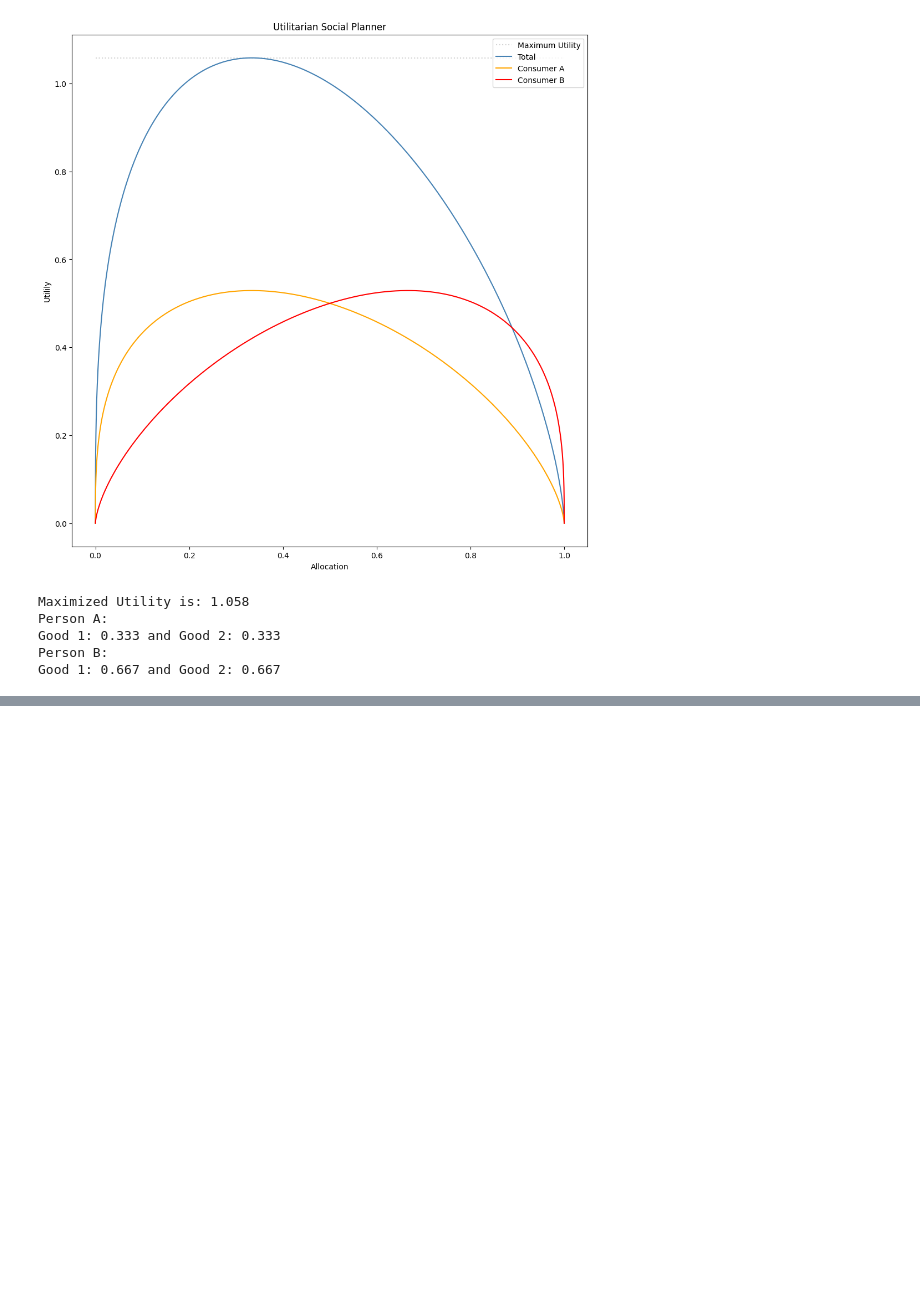
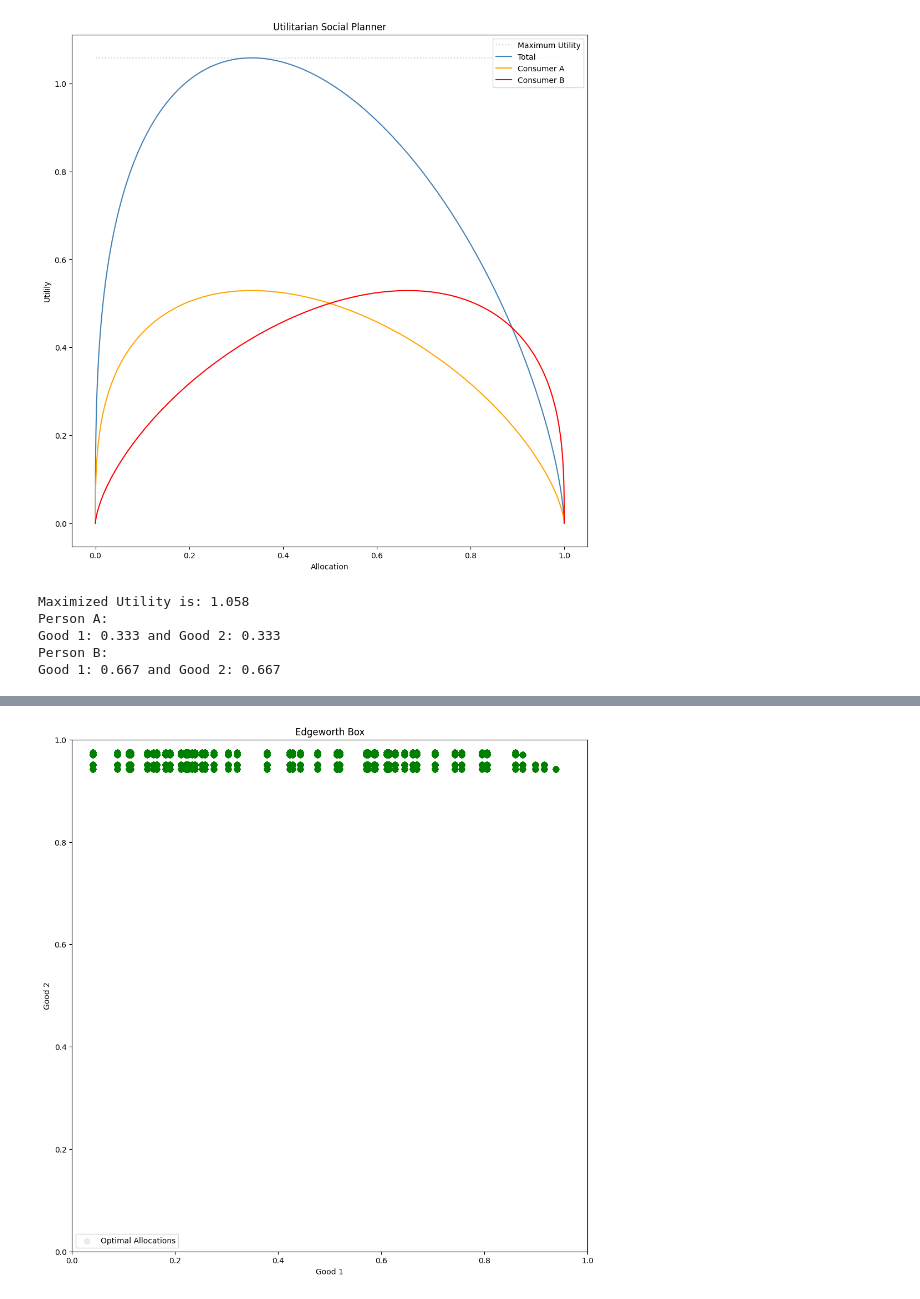
Before and after one commit to Nihandvs196/projects-2024-snakecharmers, a Jupyter notebook: inauguralproject/inauguralproject.ipynb, the cells around one changed output, grey strips where cells are left out. Drawn from its saved outputs; the diff is of its cells as text; code cells hidden in the pictures; blank space fills up the shorter version.

```diff
--- a/inauguralproject/inauguralproject.ipynb
+++ b/inauguralproject/inauguralproject.ipynb
@@ -476,0 +609,48 @@ Good 1: 0.667 and Good 2: 0.667
+# %%
+## 1) set the boundaries
+## for each good
+total_good1 = 1
+total_good2 = 1
+
+## 2) initialise
+## the plot as ax
+fig, ax = plt.subplots(figsize=(12, 12))
+
+## 3) set the limits for the
+## y- and x-axis;
+ax.set_xlim(0, total_good1)
+ax.set_ylim(0, total_good2)
+
+## 4) add labels
+## good 1 and good 2, with
+## an appropriate title
+ax.set_xlabel('Good 1')
+ax.set_ylabel('Good 2')
+ax.set_title('Edgeworth Box')
+
+## 5) plot origins of each
+## consumer (Not necessary)
+## but why not.
+
+
+## 6) add all points
+## where there is a
+## pareto improvement
+ax.scatter(
+    good_1_demand,
+    good_2_demand,
+    s = 50,
+    color='green',
+    label='Optimal Allocations',
+    alpha = 0.1
+)
+
+## 8) add a legend
+## (self-generated)
+ax.legend()
+
+## 9) show the
+## plot
+plt.show()
+# %% [output]
+[figure, added]
```
Also changed, not shown: parts of 33 cells of this notebook.
